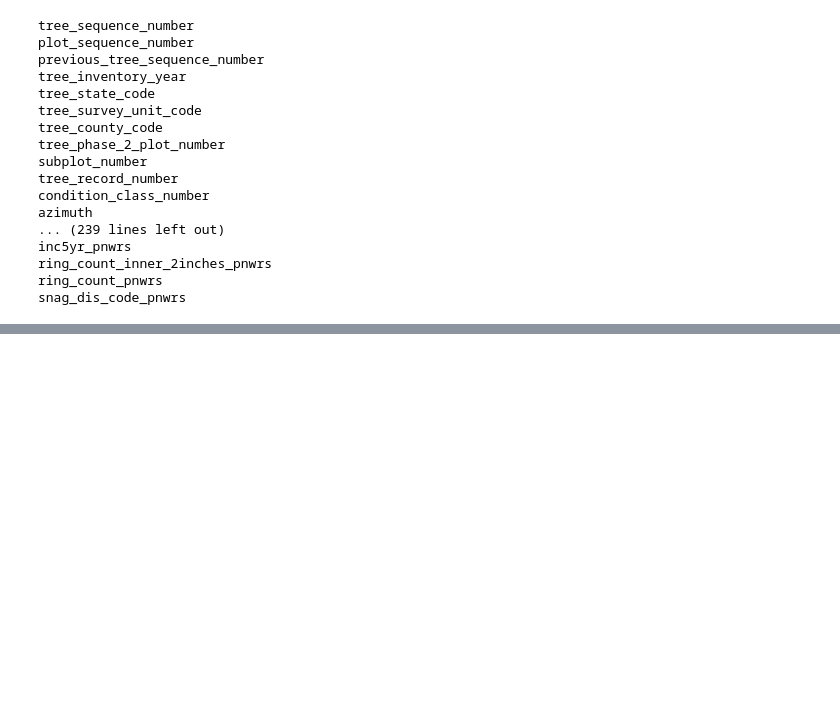
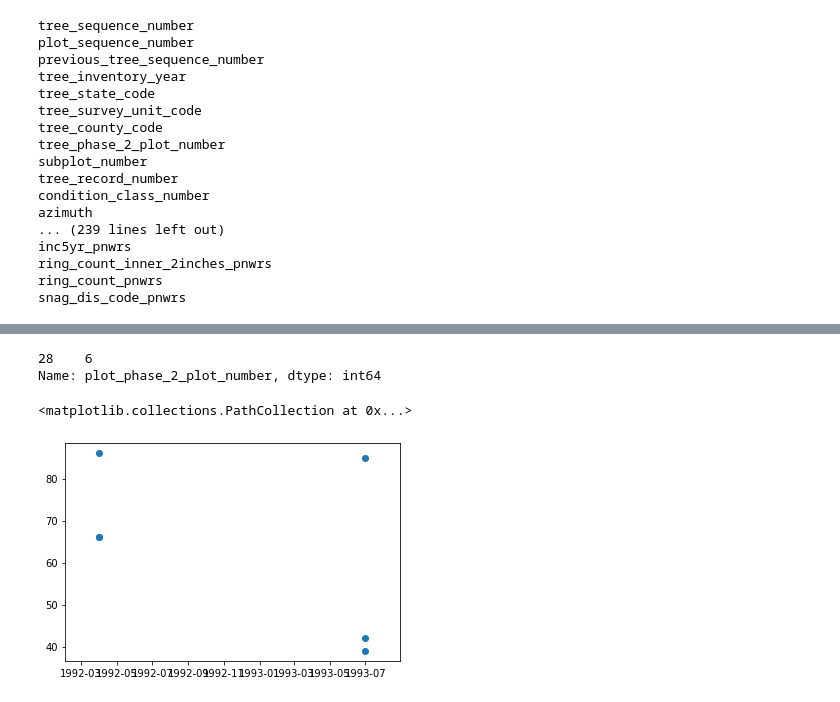
Before and after one commit to dheligman/climate, a Jupyter notebook: readSQLite_JT.ipynb, the cells around one changed output, grey strips where cells are left out. Saved outputs shown, nothing was run; the diff lists cells and outputs as text; code cells hidden in the pictures; blank space fills up the shorter version.

```diff
--- a/readSQLite_JT.ipynb
+++ b/readSQLite_JT.ipynb
@@ -104,14 +112,14 @@ query1 = f"""
         plot_phase_2_plot_number,
         measurement_month,
         measurement_year,
-        current_diameter,
-        total_height
+        current_diameter as avg_dia,
+        total_height as avg_heig,
 
     FROM
         `bigquery-public-data.usfs_fia.plot_tree`
     WHERE
         total_height > 0
-        AND plot_state_code_name = 'Virginia'
+        AND plot_state_code_name = 'California'
     GROUP BY
         species_common_name,
         plot_state_code_name,
@@ -133,0 +133,4 @@ response1.head()
+# %%
+response1['date'] = pd.to_datetime({'year':response1['measurement_year'],'month':response1['measurement_month'],'day': np.ones(response1["measurement_year"].size)})
+# response1.head()
+len(response1)
@@ -164,0 +170,8 @@ response1.loc[(response1.plot_phase_2_plot_number == 20) & (response1.species_co
+# %%
+# sugar_maple = response1.loc[(response1.plot_phase_2_plot_number == 33) & (response1.species_common_name =="Pacific madrone")]
+
+pacific_madrone = response1.loc[(response1.plot_phase_2_plot_number == 28) & (response1.species_common_name =="Pacific madrone")]
+pacific_madrone.plot_phase_2_plot_number.value_counts()
+# %% [output]
+28    6
+Name: plot_phase_2_plot_number, dtype: int64
@@ -164,0 +181,6 @@ response1.loc[(response1.plot_phase_2_plot_number == 20) & (response1.species_co
+# %%
+# sns.lmplot(data = taller, x = "date",y = "avg_heig")
+plt.scatter(pacific_madrone["date"], pacific_madrone["avg_heig"])
+# %% [output]
+<matplotlib.collections.PathCollection at 0x...>
+[figure, added]
```
Also changed, not shown: parts of 25 cells of this notebook.
